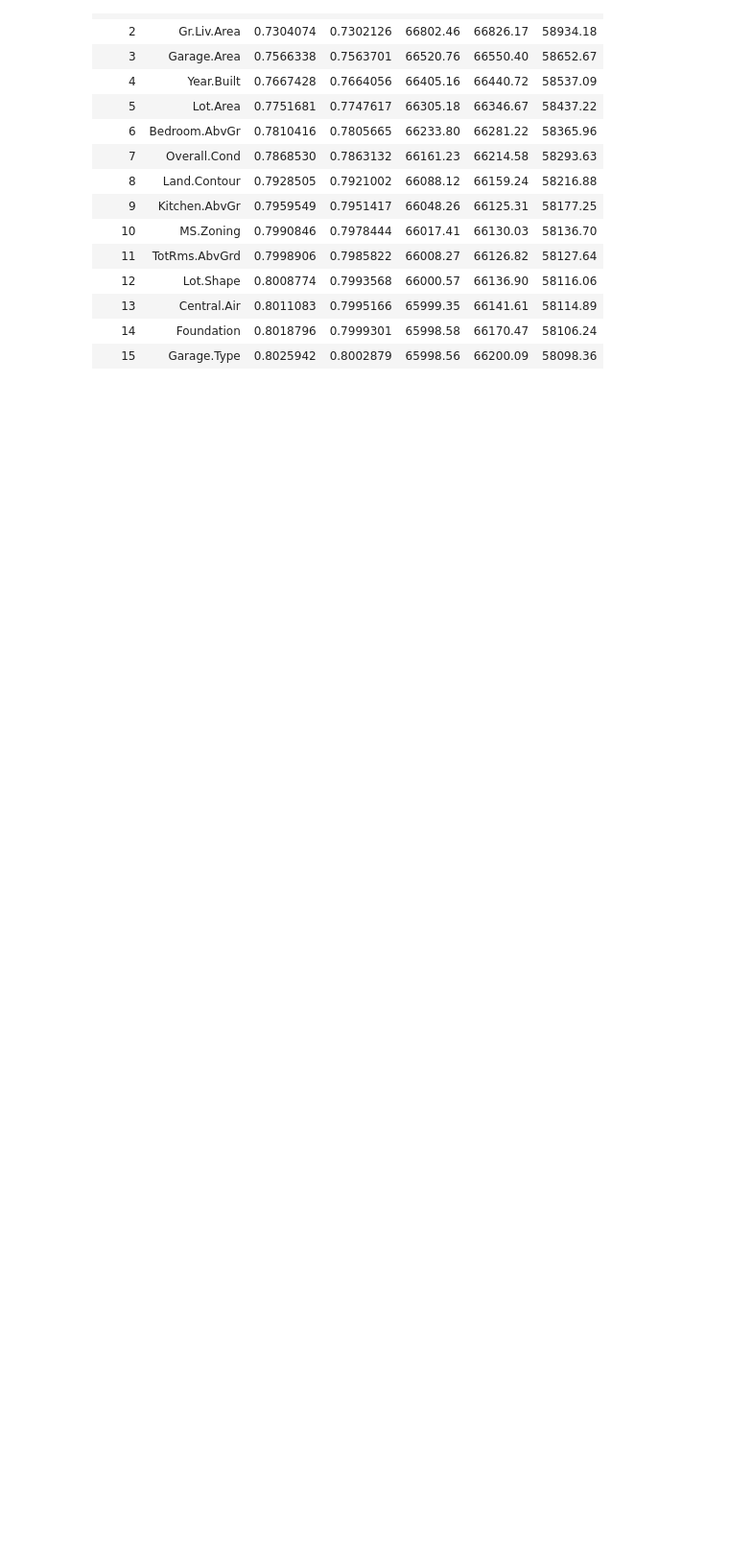
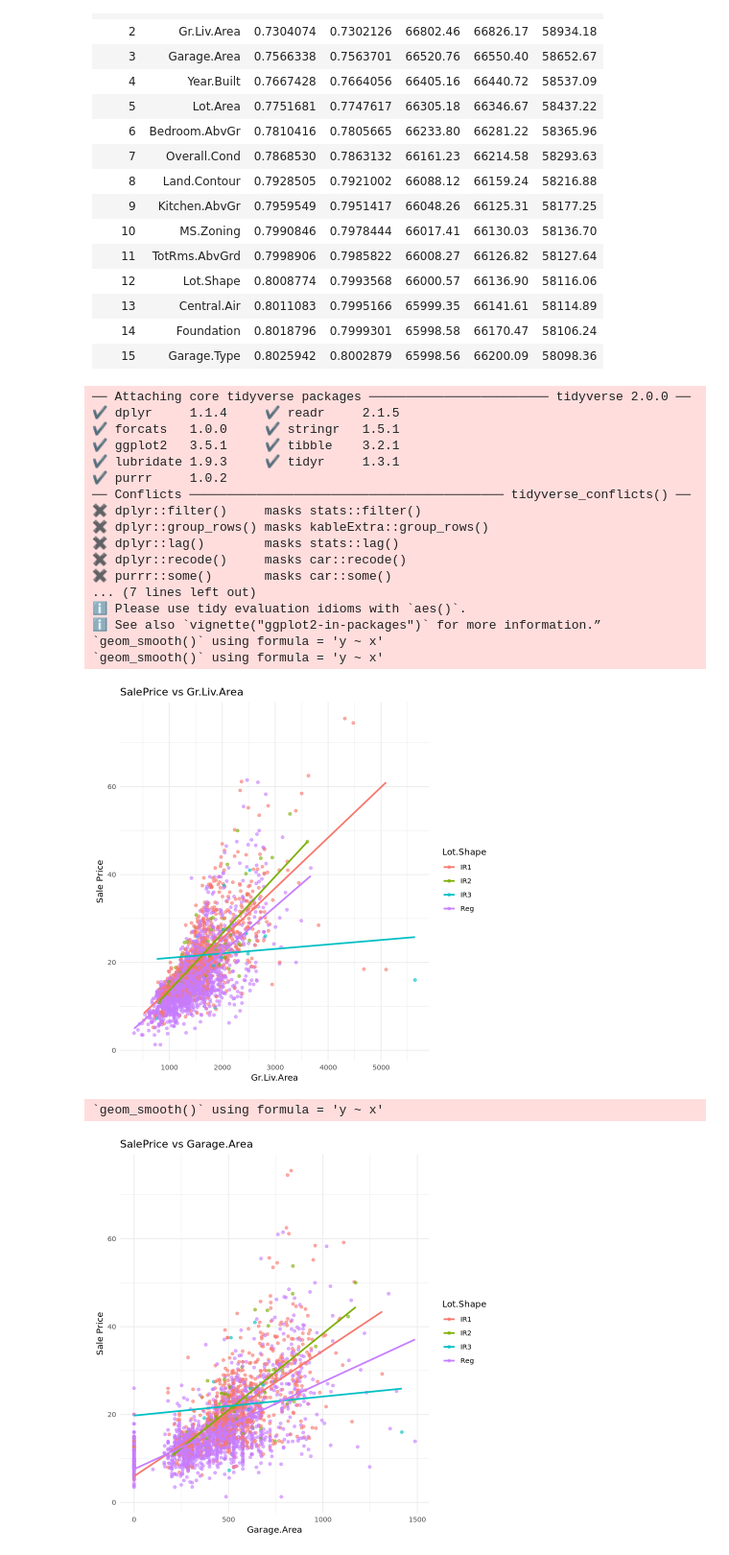
Before and after one commit to AllenCheng5186/STAT306-G14-Group-Project, a Jupyter notebook: Jupyter/report.ipynb, the cells around one changed output. Shown at 96% size. Cells and saved outputs as stored; diff of their text form; code cells hidden in the pictures; blank space fills up the shorter version.

```diff
--- a/Jupyter/report.ipynb
+++ b/Jupyter/report.ipynb
@@ -373,3 +373,42 @@ A data.frame: 15 × 7
 | 13 | Central.Air | 0.8011083 | 0.7995166 | 65999.35 | 66141.61 | 58114.89 |
 | 14 | Foundation | 0.8018796 | 0.7999301 | 65998.58 | 66170.47 | 58106.24 |
 | 15 | Garage.Type | 0.8025942 | 0.8002879 | 65998.56 | 66200.09 | 58098.36 |
+# %%
+library(tidyverse)
+library(car)
+library(ggplot2)
+library(GGally)
+
+numeric_covariates <- names(house)[sapply(house, is.numeric) & names(house) != "SalePrice"]
+
+for (var in numeric_covariates) {
+  p <- ggplot(house, aes_string(x = var, y = "SalePrice", color = "Lot.Shape")) +
+    geom_point(alpha = 0.6) +
+    geom_smooth(method = "lm", se = FALSE) +
+    labs(title = paste("SalePrice vs", var),
+         x = var, y = "Sale Price") +
+    theme_minimal()
+
+  print(p)
+}
+# %% [output]
+── Attaching core tidyverse packages ──────────────────────── tidyverse 2.0.0 ──
+✔ dplyr     1.1.4     ✔ readr     2.1.5
+✔ forcats   1.0.0     ✔ stringr   1.5.1
+✔ ggplot2   3.5.1     ✔ tibble    3.2.1
+✔ lubridate 1.9.3     ✔ tidyr     1.3.1
+✔ purrr     1.0.2
+── Conflicts ────────────────────────────────────────── tidyverse_conflicts() ──
+✖ dplyr::filter()     masks stats::filter()
+✖ dplyr::group_rows() masks kableExtra::group_rows()
+✖ dplyr::lag()        masks stats::lag()
+✖ dplyr::recode()     masks car::recode()
+✖ purrr::some()       masks car::some()
+... (7 lines left out)
+ℹ Please use tidy evaluation idioms with `aes()`.
+ℹ See also `vignette("ggplot2-in-packages")` for more information.”
+`geom_smooth()` using formula = 'y ~ x'
+`geom_smooth()` using formula = 'y ~ x'
+[figure, added]
+`geom_smooth()` using formula = 'y ~ x'
+[figure, added]
```
Also changed, not shown: parts of 1 cell of this notebook, 5 other files.
